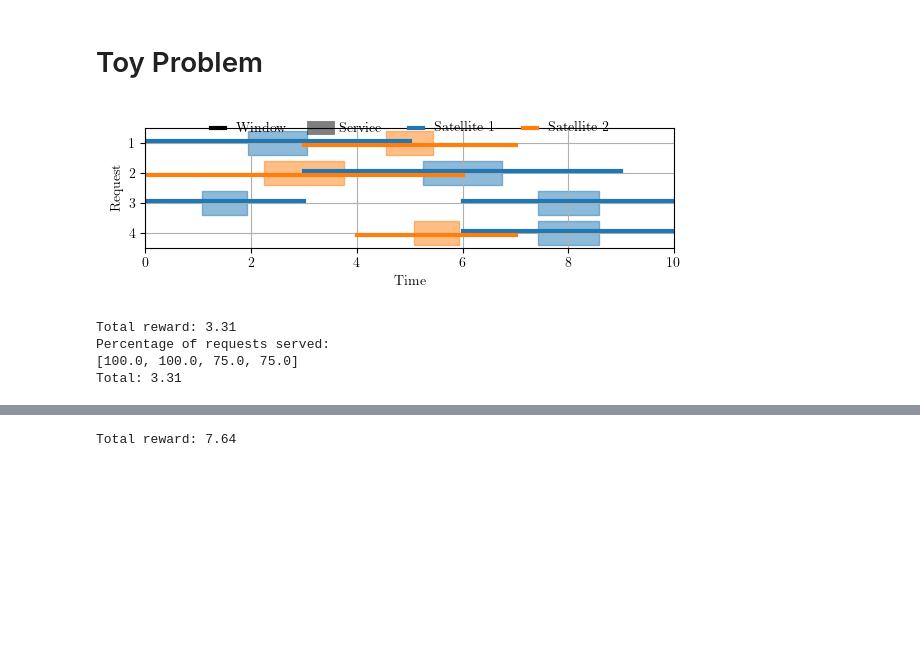
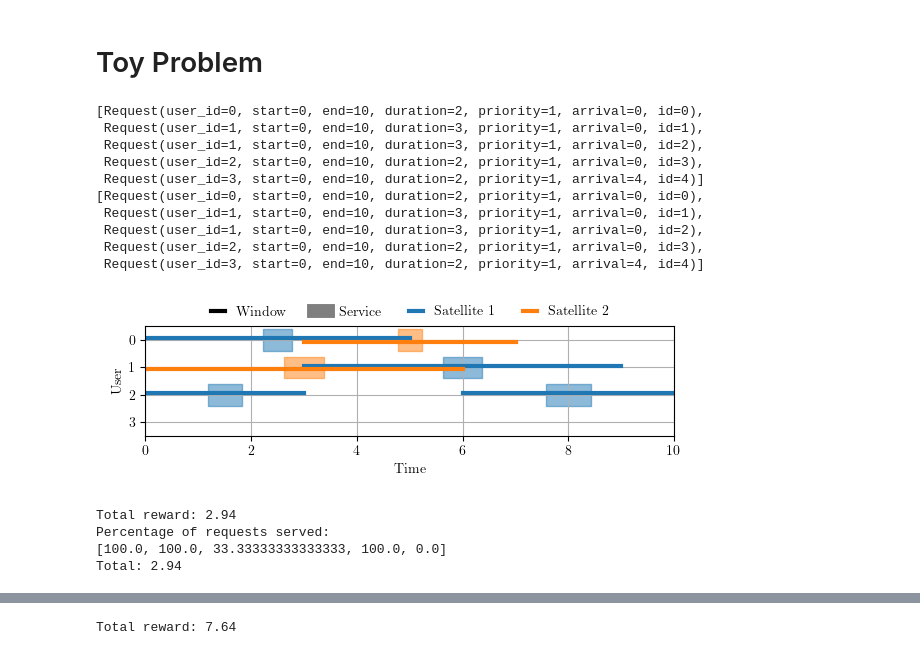
Before and after one commit to Stanford-NavLab/LuPNT, a Jupyter notebook: examples/projects/pnt-scheduling/python/experiment_2.ipynb, the cells around one changed output, grey strips where cells are left out. Drawn from its saved outputs; the diff is of its cells as text; code cells hidden in the pictures; blank space fills up the shorter version.

```diff
--- a/examples/projects/pnt-scheduling/python/experiment_2.ipynb
+++ b/examples/projects/pnt-scheduling/python/experiment_2.ipynb
@@ -21,29 +24,30 @@ figures_path = "../figures/AA229/"
 # %% [markdown]
 # Toy Problem
 # %%
+reset_id_counters()
 requests = [
-    Request(id=-1, user_id=-1, rv=None, start=0, end=10, duration=10),  # Dummy request
-    Request(id=0, user_id=1, rv=None, start=0, end=10, duration=4),
-    Request(id=1, user_id=2, rv=None, start=0, end=10, duration=6),
-    Request(id=2, user_id=3, rv=None, start=0, end=10, duration=4),
-    # Request(id=3, user_id=3, rv=None, start=0, end=10, duration=4),
+    Request(user_id=0, start=0, end=10, duration=2),
+    Request(user_id=1, start=0, end=10, duration=3),
+    Request(user_id=1, start=0, end=10, duration=3),
+    Request(user_id=2, start=0, end=10, duration=2),
+    Request(user_id=3, start=0, end=10, duration=2, arrival=4),
 ]
+pp.pprint(requests)
 N_req = len(requests)
 
 service_windows = [
-    # Dummy service window
-    ServiceWindow(id=-1, request_id=-1, satellite_id=0, start=0, end=10),
-    ServiceWindow(id=0, request_id=0, satellite_id=0, start=0, end=5),
-    ServiceWindow(id=1, request_id=1, satellite_id=0, start=3, end=9),
-    ServiceWindow(id=2, request_id=2, satellite_id=0, start=0, end=3),
-    ServiceWindow(id=3, request_id=2, satellite_id=0, start=6, end=10),
-    ServiceWindow(id=4, request_id=3, satellite_id=0, start=6, end=10),
-    # Dummy service window
-    ServiceWindow(id=-1, request_id=-1, satellite_id=1, start=0, end=10),
-    ServiceWindow(id=0, request_id=0, satellite_id=1, start=3, end=7),
-    ServiceWindow(id=1, request_id=1, satellite_id=1, start=0, end=6),
-    ServiceWindow(id=4, request_id=3, satellite_id=1, start=4, end=7),
+    # Satellite 0
+    ServiceWindow(user_id=0, satellite_id=0, start=0, end=5),
+    ServiceWindow(user_id=1, satellite_id=0, start=3, end=9),
+    ServiceWindow(user_id=2, satellite_id=0, start=0, end=3),
+    ServiceWindow(user_id=2, satellite_id=0, start=6, end=10),
+    # ServiceWindow(user_id=3, satellite_id=0, start=6, end=10),
+    # Satellite 1
+    ServiceWindow(user_id=0, satellite_id=1, start=3, end=7),
+    ServiceWindow(user_id=1, satellite_id=1, start=0, end=6),
+    # ServiceWindow(user_id=3, satellite_id=1, start=4, end=7),
 ]
+pp.pprint(requests)
 N_win = len(service_windows)
 N_sat = 2
 
@@ -51,36 +55,46 @@ transition_times = np.ones((len(service_windows), len(service_windows)))
 transition_times = np.ones((N_sat, N_req, N_req))
 for i in range(N_sat):
     transition_times[i, np.diag_indices(N_req)] = 0
 transition_times[0, :] = 0
 transition_times[:, 0] = 0
 data_gen_func = lambda ts, te: -0.5 * (te - ts)
 energy_gen_func = lambda ts, te: 0.5 * (te - ts)
 
 
 time_step = 1
 CN0 = np.ones((2, len(requests) - 1, 10 * time_step))
 
 problem = PntSchedulingProblem(
     time_step=time_step,
     requests=requests,
     service_windows=service_windows,
     transition_times=transition_times,
     CN0=CN0,
-    max_energy=10,
+    max_energy=100,
     min_energy=2,
-    max_data=10,
+    max_data=100,
     min_data=2,
     payload_data_gen=1,
     payload_power_gen=-1,
     energy_gen_func=energy_gen_func,
     data_gen_func=data_gen_func,
 )
 
 fig, ax = plt.subplots(1, 1, figsize=(6, 2))
 plotting.plot_requests_service_windows(requests, service_windows, ax=ax)
 plt.tight_layout()
 # %% [output]
+[Request(user_id=0, start=0, end=10, duration=2, priority=1, arrival=0, id=0),
+ Request(user_id=1, start=0, end=10, duration=3, priority=1, arrival=0, id=1),
+ Request(user_id=1, start=0, end=10, duration=3, priority=1, arrival=0, id=2),
+ Request(user_id=2, start=0, end=10, duration=2, priority=1, arrival=0, id=3),
+ Request(user_id=3, start=0, end=10, duration=2, priority=1, arrival=4, id=4)]
+[Request(user_id=0, start=0, end=10, duration=2, priority=1, arrival=0, id=0),
+ Request(user_id=1, start=0, end=10, duration=3, priority=1, arrival=0, id=1),
+ Request(user_id=1, start=0, end=10, duration=3, priority=1, arrival=0, id=2),
+ Request(user_id=2, start=0, end=10, duration=2, priority=1, arrival=0, id=3),
+ Request(user_id=3, start=0, end=10, duration=2, priority=1, arrival=4, id=4)]
-[figure, old version]
+[figure, new version]
 # %%
 # Forward search
 d = 6
@@ -97,7 +111,7 @@ percentage = problem.percentage_completed(policy)
 pp.pprint(percentage)
 print("Total:", round(problem.total_reward(policy, gamma=gamma), 2))
 # %% [output]
-Total reward: 3.31
+Total reward: 2.94
 Percentage of requests served:
-[100.0, 100.0, 75.0, 75.0]
-Total: 3.31
+[100.0, 100.0, 33.33333333333333, 100.0, 0.0]
+Total: 2.94
```
Also changed, not shown: parts of 6 cells of this notebook, 6 other files.
